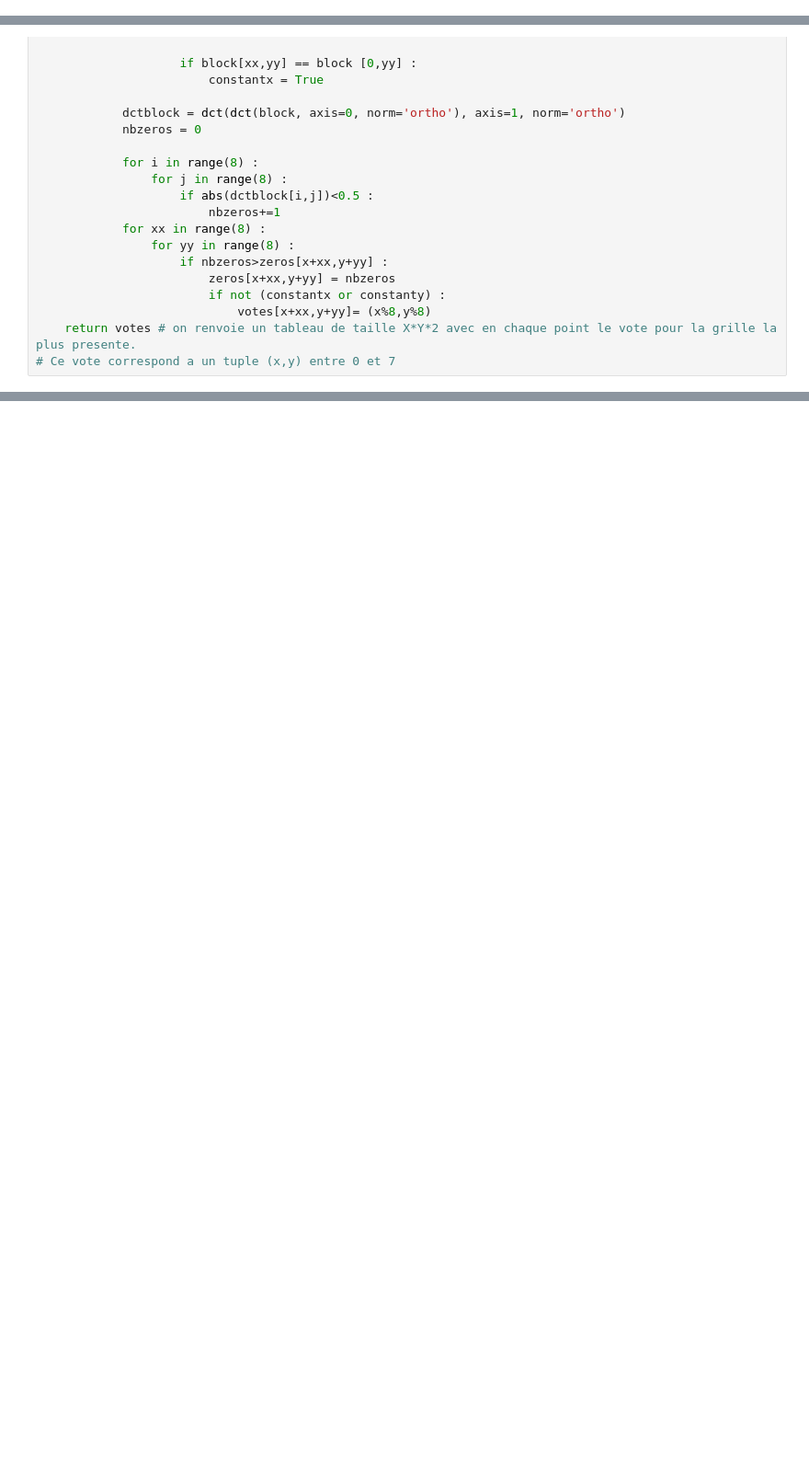
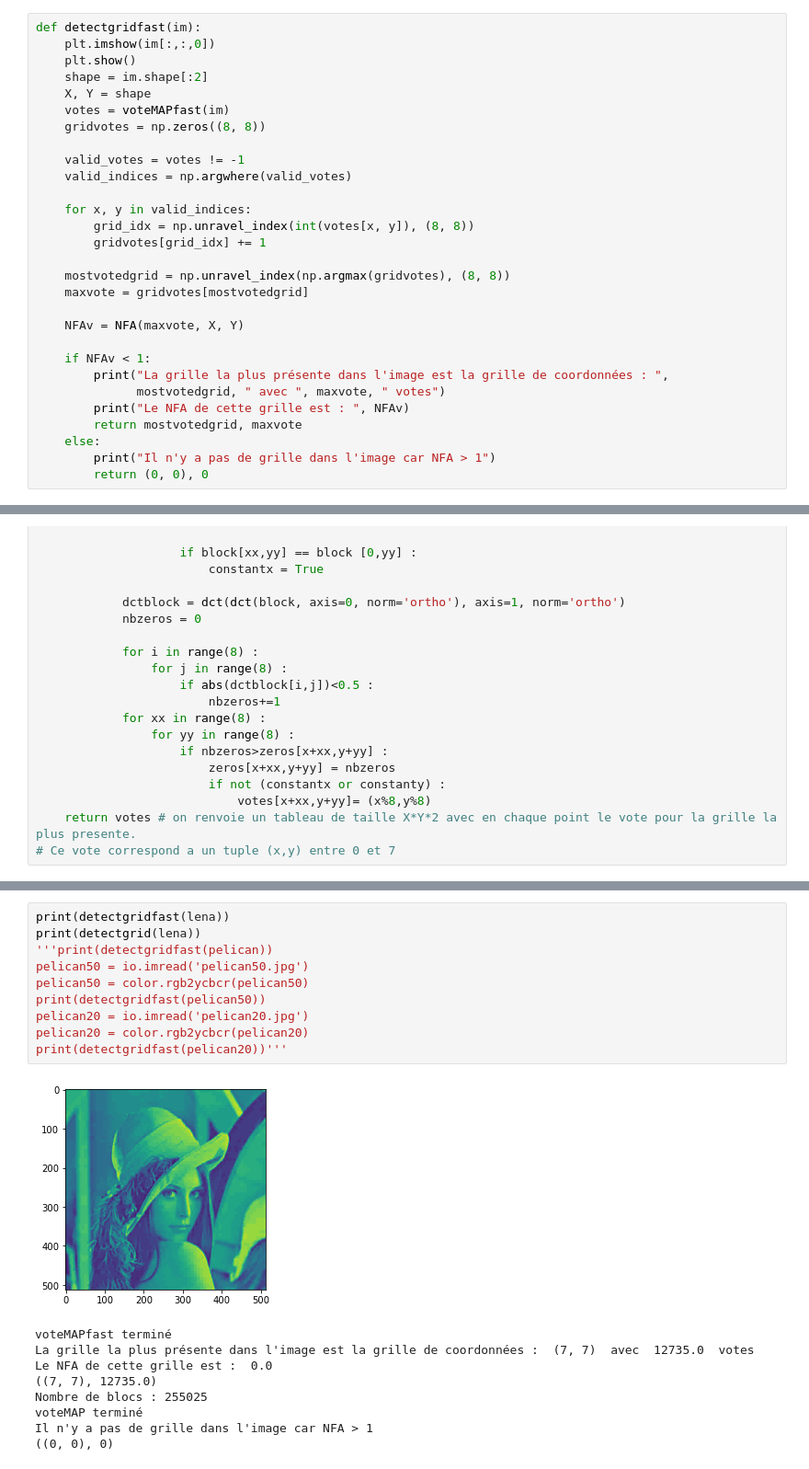
Before and after one commit to IvanKhodakov/ima-compressionjpg, a Jupyter notebook: zero.ipynb, the cells around one changed output, grey strips where cells are left out. Shown at 92% size. Saved outputs shown, nothing was run; the diff lists cells and outputs as text; blank space fills up the shorter version.

```diff
--- a/zero.ipynb
+++ b/zero.ipynb
@@ -126,6 +215,35 @@ def detectgrid (im) : # le but de la fonction est de detecter la grille la plus
     else :
         print("Il n'y a pas de grille dans l'image car NFA > 1")
         return (0,0),0
+# %%
+def detectgridfast(im):
+    plt.imshow(im[:,:,0])
+    plt.show()
+    shape = im.shape[:2]
+    X, Y = shape
+    votes = voteMAPfast(im)
+    gridvotes = np.zeros((8, 8))
+
+    valid_votes = votes != -1
+    valid_indices = np.argwhere(valid_votes)
+
+    for x, y in valid_indices:
+        grid_idx = np.unravel_index(int(votes[x, y]), (8, 8))
+        gridvotes[grid_idx] += 1
+
+    mostvotedgrid = np.unravel_index(np.argmax(gridvotes), (8, 8))
+    maxvote = gridvotes[mostvotedgrid]
+
+    NFAv = NFA(maxvote, X, Y)
+
+    if NFAv < 1:
+        print("La grille la plus présente dans l'image est la grille de coordonnées : ",
+              mostvotedgrid, " avec ", maxvote, " votes")
+        print("Le NFA de cette grille est : ", NFAv)
+        return mostvotedgrid, maxvote
+    else:
+        print("Il n'y a pas de grille dans l'image car NFA > 1")
+        return (0, 0), 0
 # %%
 def votesforeachpixel(im) :
     shape = im.shape
@@ -184,0 +323,20 @@ def zero(input, image, luminance, luminance_jpeg, votes, votes_jpeg, lnfa_grids,
+# %%
+print(detectgridfast(lena))
+print(detectgrid(lena))
+'''print(detectgridfast(pelican))
+pelican50 = io.imread('pelican50.jpg')
+pelican50 = color.rgb2ycbcr(pelican50)
+print(detectgridfast(pelican50))
+pelican20 = io.imread('pelican20.jpg')
+pelican20 = color.rgb2ycbcr(pelican20)
+print(detectgridfast(pelican20))'''
+# %% [output]
+[figure, added]
+voteMAPfast terminé
+La grille la plus présente dans l'image est la grille de coordonnées :  (7, 7)  avec  12735.0  votes
+Le NFA de cette grille est :  0.0
+((7, 7), 12735.0)
+Nombre de blocs : 255025
+voteMAP terminé
+Il n'y a pas de grille dans l'image car NFA > 1
+((0, 0), 0)
```
Also changed, not shown: parts of 15 cells of this notebook, 14 other files.
